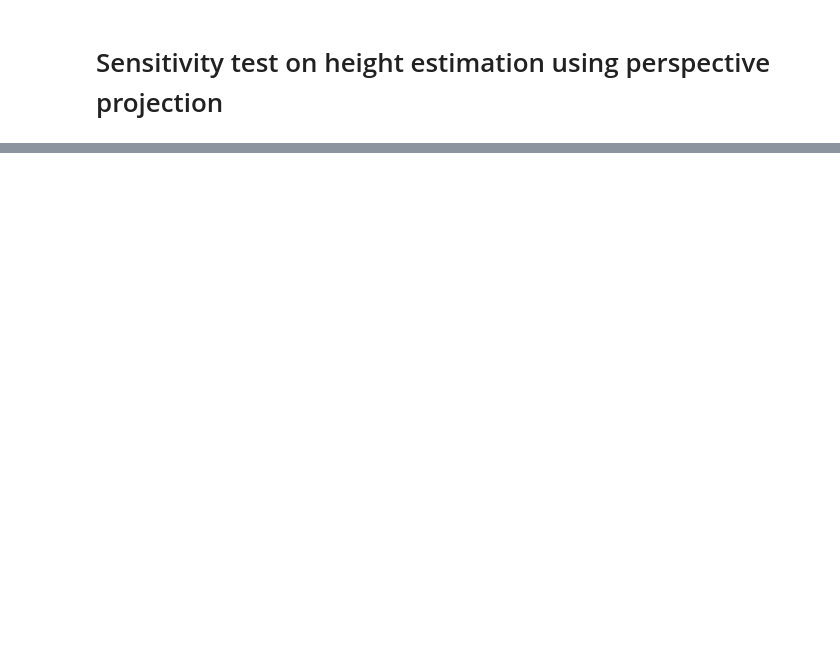
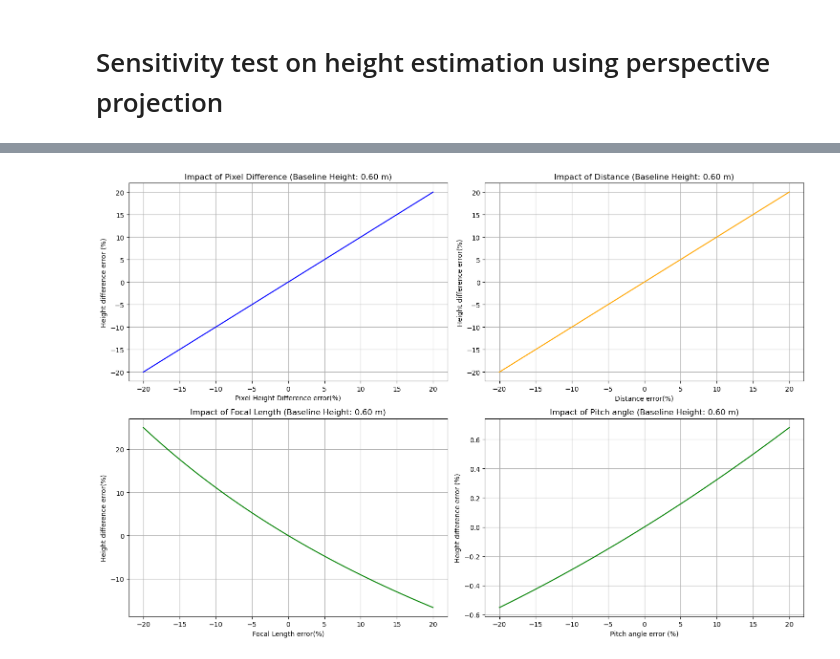
Before and after one commit to GeoscienceAustralia/GA_Floor_Height, a Jupyter notebook: RICS/Sensitivity_test.ipynb, the cells around one changed output, grey strips where cells are left out. Saved outputs shown, nothing was run; the diff lists cells and outputs as text; code cells hidden in the pictures; blank space fills up the shorter version.

```diff
--- a/RICS/Sensitivity_test.ipynb
+++ b/RICS/Sensitivity_test.ipynb
@@ -220,0 +153,46 @@ Pitch Angle at +10% Error: 11.00°, Height Error: 0.0019 m
+# %%
+# Compute parameter ranges and height errors
+height_diff_error_pixel=[(h-baseline_height)/baseline_height*100 for h in height_diff_pixel]
+height_diff_error_distance=[(d-baseline_height)/baseline_height*100 for d in height_diff_distance]
+height_diff_error_focal=[(f-baseline_height)/baseline_height*100 for f in height_diff_focal]
+height_diff_error_pitch=[(t-baseline_height)/baseline_height*100 for t in height_diff_pitch]
+
+# Plotting the parameter ranges vs height difference errors
+plt.figure(figsize=(15, 10))
+
+# Pixel height Difference
+plt.subplot(2, 2, 1)
+plt.plot(percent_error_range, height_diff_error_pixel, label="Height Difference error(%)", color="blue")
+plt.xlabel("Pixel Height Difference error(%)")
+plt.ylabel("Height difference error (%)")
+plt.title(f"Impact of Pixel Difference (Baseline Height: {baseline_height:.2f} m)")
+plt.grid(True)
+
+# Distance
+plt.subplot(2, 2, 2)
+plt.plot(percent_error_range, height_diff_error_distance, label="Height Difference error(%)", color="orange")
+plt.xlabel("Distance error(%)")
+plt.ylabel("Height difference error(%)")
+plt.title(f"Impact of Distance (Baseline Height: {baseline_height:.2f} m)")
+plt.grid(True)
+
+# Focal Length
+plt.subplot(2, 2, 3)
+plt.plot(percent_error_range, height_diff_error_focal, label="Height Difference error(%)", color="green")
+plt.xlabel("Focal Length error(%)")
+plt.ylabel("Height difference error(%)")
+plt.title(f"Impact of Focal Length (Baseline Height: {baseline_height:.2f} m)")
+plt.grid(True)
+
+# pitch angle
+plt.subplot(2, 2, 4)
+plt.plot(percent_error_range, height_diff_error_pitch, label="Height Difference error(%)", color="green")
+plt.xlabel("Pitch angle error (%)")
+plt.ylabel("Height difference error (%)")
+plt.title(f"Impact of Pitch angle (Baseline Height: {baseline_height:.2f} m)")
+plt.grid(True)
+
+plt.tight_layout()
+plt.show()
+# %% [output]
+[figure, added]
```
Also changed, not shown: parts of 8 cells of this notebook.
